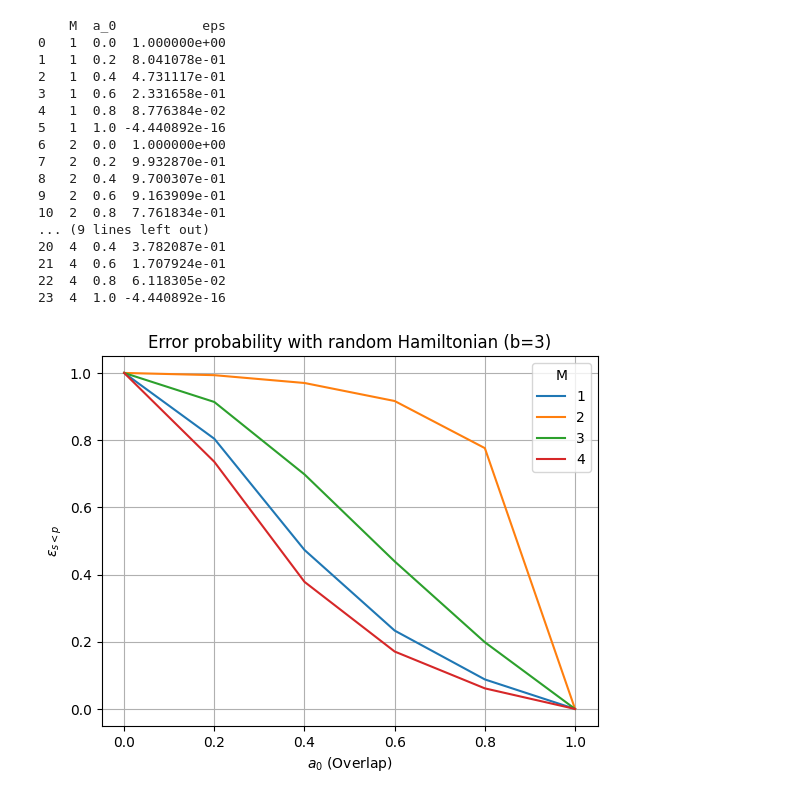
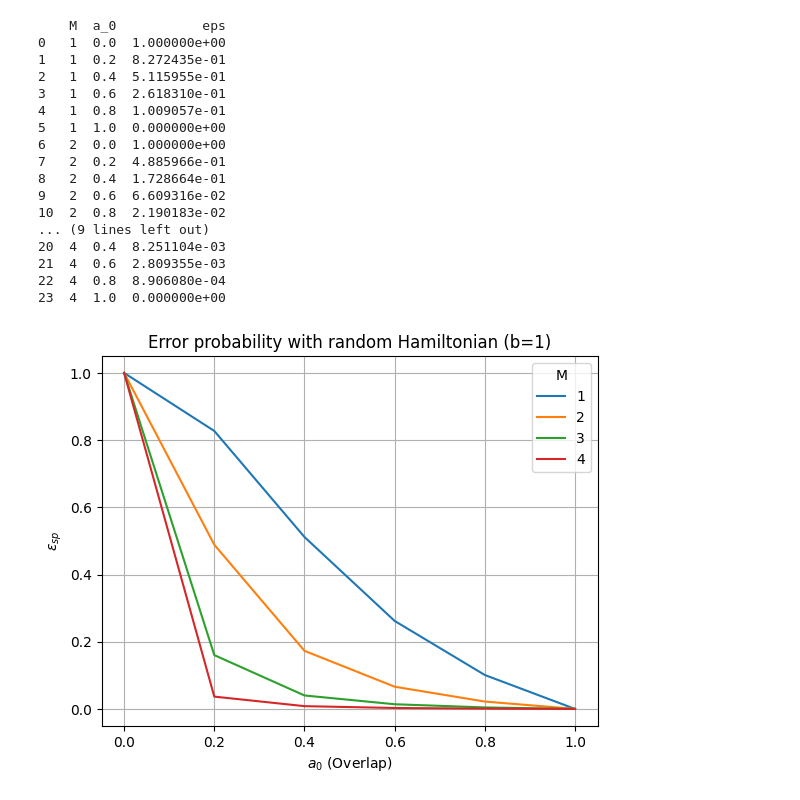
Before and after one commit to GiovanniZago/ImaginaryTimeEvolution, a Jupyter notebook: eps_plot.ipynb, the cells around one changed output. Saved outputs shown, nothing was run; the diff lists cells and outputs as text; code cells hidden in the pictures.

```diff
--- a/eps_plot.ipynb
+++ b/eps_plot.ipynb
@@ -50,24 +18,19 @@ def get_itimevol_circuit(N, M, H, t, psi_0):
 # %%
 # consider 3 qubits
 N   = 3
-N_h = 2 ** N
-t   = 1
 
 """ Build A matrix such that the Hamiltoninan has
     entries with both real and imaginary part
     inside (-bound, bound)
 """
-bound = 3
-A = 0.5 * (2 * bound * np.random.rand(N_h, N_h) + 2 * bound * 1j * np.random.rand(N_h, N_h) - bound)
-# A = np.random.rand(N_q, N_q) + 1j * np.random.rand(N_q, N_q) - 1
-H = A + A.conj().T
-print("Hermeticity check: ", ishermitian(H))
-print(np.matrix(H[:1]))
+bound = 1
+H = utils.get_random_H(N, bound)
 
 evs, w = eigh(H)
 w      = w.T
 gs     = w[0] / np.linalg.norm(w[0]) # we need to normalize it because later we calculate eps
 w_max  = w[np.argmax(np.abs(evs))] # select eigenvector that corresponds to the eigenvalue of maximum module
+print(f"gs is w_max: {np.allclose(gs, w_max)}")
 
 v_min = np.min(np.abs(evs))
 v_max = np.max(np.abs(evs))
@@ -91,15 +52,17 @@ a_values = np.linspace(0, 1, n_points)
 
 data = []
 
-for M in M_values:
-    print(f"M = {M}     eval * t / M: {evs * t / M}")
+for M in tqdm(M_values):
+    t = M / (2 * v_max) # moving along the straight line in the heatmap
 
     for a_0 in a_values:
         n_anc = 2 * M
-        psi_0 = a_0 * gs + np.sqrt(1 - a_0 ** 2) * w[1]
+        psi_0 = a_0 * gs + np.sqrt(1 - a_0 ** 2) * w_max
         psi_0 /= np.linalg.norm(psi_0)
 
-        qc = get_itimevol_circuit(N, M, H, t, psi_0)
+        # print(f"Success between psi0 and w[1]: {np.abs(np.vdot(w[1], psi_0)) ** 2}")
+
+        qc = utils.get_itimevol_circuit(N, M, H, t, psi_0)
         qc.save_statevector()
 
         aer_sim = Aer.get_backend("aer_simulator_statevector")
@@ -119,6 +82,5 @@ for M in M_values:
         final_state          = np.array([t[1] for t in final_state_sys_list])
         final_state          /= np.linalg.norm(final_state)
 
-        # print(f"Normalization check: ||gs|| = {np.linalg.norm(gs)}      ||final_state|| = {np.linalg.norm(final_state)}")
         eps = 1 - np.abs(np.vdot(gs, final_state)) ** 2
         data.append((M, a_0, eps))
@@ -130,27 +87,27 @@ M = 4     eval * t / M: [-1.90505 -1.14659 -0.63679 -0.20843  0.08896  0.59896
 # %%
 df = pd.DataFrame(data, columns=["M", "a_0", "eps"])
 print(df)
 sns.lineplot(df, x = "a_0", y = "eps", hue = "M", palette="tab10")
 plt.xlabel(r'$a_0$ (Overlap)')
-plt.ylabel(r'$\epsilon_{s<p}$')
+plt.ylabel(r'$\epsilon_{sp}$')
 plt.title(f"Error probability with random Hamiltonian (b={bound})")
 plt.grid()
 # %% [output]
     M  a_0           eps
 0   1  0.0  1.000000e+00
-1   1  0.2  8.041078e-01
-2   1  0.4  4.731117e-01
-3   1  0.6  2.331658e-01
-4   1  0.8  8.776384e-02
-5   1  1.0 -4.440892e-16
+1   1  0.2  8.272435e-01
+2   1  0.4  5.115955e-01
+3   1  0.6  2.618310e-01
+4   1  0.8  1.009057e-01
+5   1  1.0  0.000000e+00
 6   2  0.0  1.000000e+00
-7   2  0.2  9.932870e-01
-8   2  0.4  9.700307e-01
-9   2  0.6  9.163909e-01
-10  2  0.8  7.761834e-01
+7   2  0.2  4.885966e-01
+8   2  0.4  1.728664e-01
+9   2  0.6  6.609316e-02
+10  2  0.8  2.190183e-02
 ... (9 lines left out)
-20  4  0.4  3.782087e-01
-21  4  0.6  1.707924e-01
-22  4  0.8  6.118305e-02
-23  4  1.0 -4.440892e-16
+20  4  0.4  8.251104e-03
+21  4  0.6  2.809355e-03
+22  4  0.8  8.906080e-04
+23  4  1.0  0.000000e+00
-[figure, old version]
+[figure, new version]
```
Also changed, not shown: parts of 4 cells of this notebook, 6 other files.
